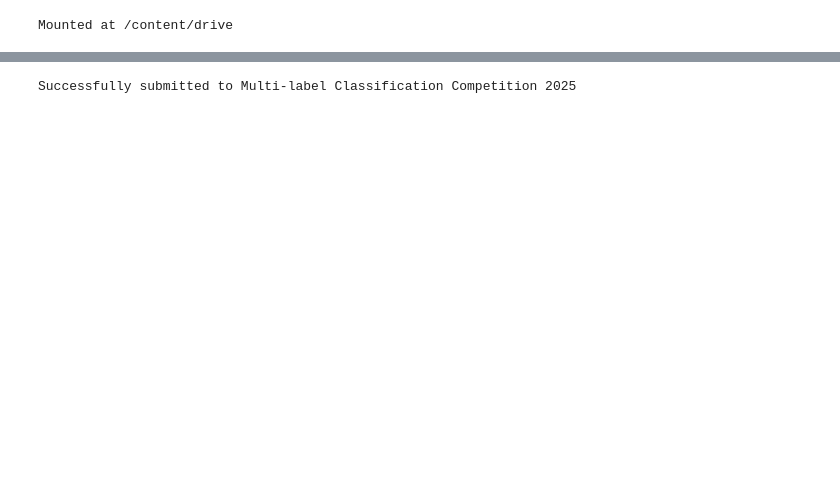
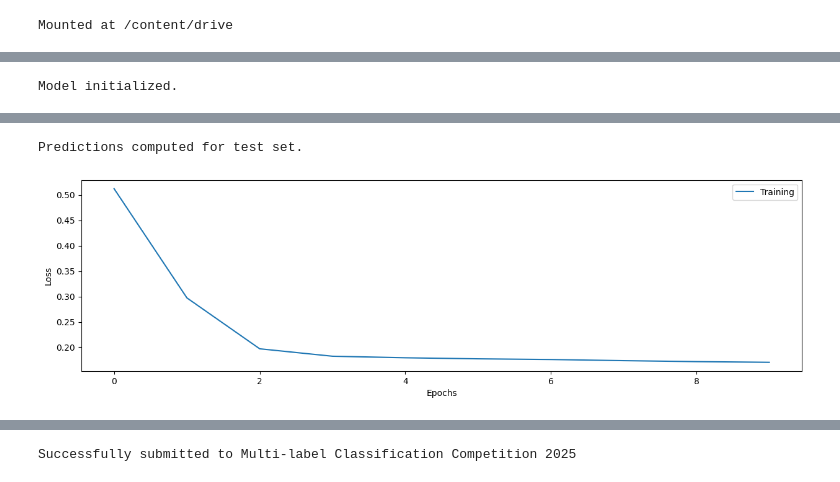
Before and after one commit to deding2000/COMP5329_Ass2, a Jupyter notebook: main_notebook.ipynb, the cells around one changed output, grey strips where cells are left out. Saved outputs shown, nothing was run; the diff lists cells and outputs as text; code cells hidden in the pictures; blank space fills up the shorter version.

```diff
--- a/main_notebook.ipynb
+++ b/main_notebook.ipynb
@@ -223,0 +213,20 @@ test_pred = test(model, device, test_dataloader,loss,target_available=False)
+# %%
+# Training new model on the full dataset
+model_full = CNN().to(device)
+#weights = pos_weight(df_train,barplot=False).to(device)
+loss = torch.nn.BCEWithLogitsLoss()
+optimizer = torch.optim.Adam(model_full.parameters(), lr=lr)
+print('Model initialized.')
+train_losses_full = train_network(log_interval,model_full, device, train_dataloader, test_loader=0,optimizer=optimizer, loss=loss,epochs=10)
+
+
+plt.figure(figsize=(15,4))
+plt.plot(train_losses_full,label="Training")
+plt.ylabel("Loss")
+plt.xlabel("Epochs")
+plt.legend(loc='upper right')
+
+# Compute predictions for true test set
+test_pred = test(model_full, device, test_dataloader,loss,target_available=False)
+# %% [output]
+Model initialized.
@@ -224,3 +243,5 @@ test_pred = test(model, device, test_dataloader,loss,target_available=False)
+Predictions computed for test set.
+[figure, added]
 # %%
 # Convert predictions to csv
 from tqdm import tqdm
```
Also changed, not shown: parts of 8 cells of this notebook.
